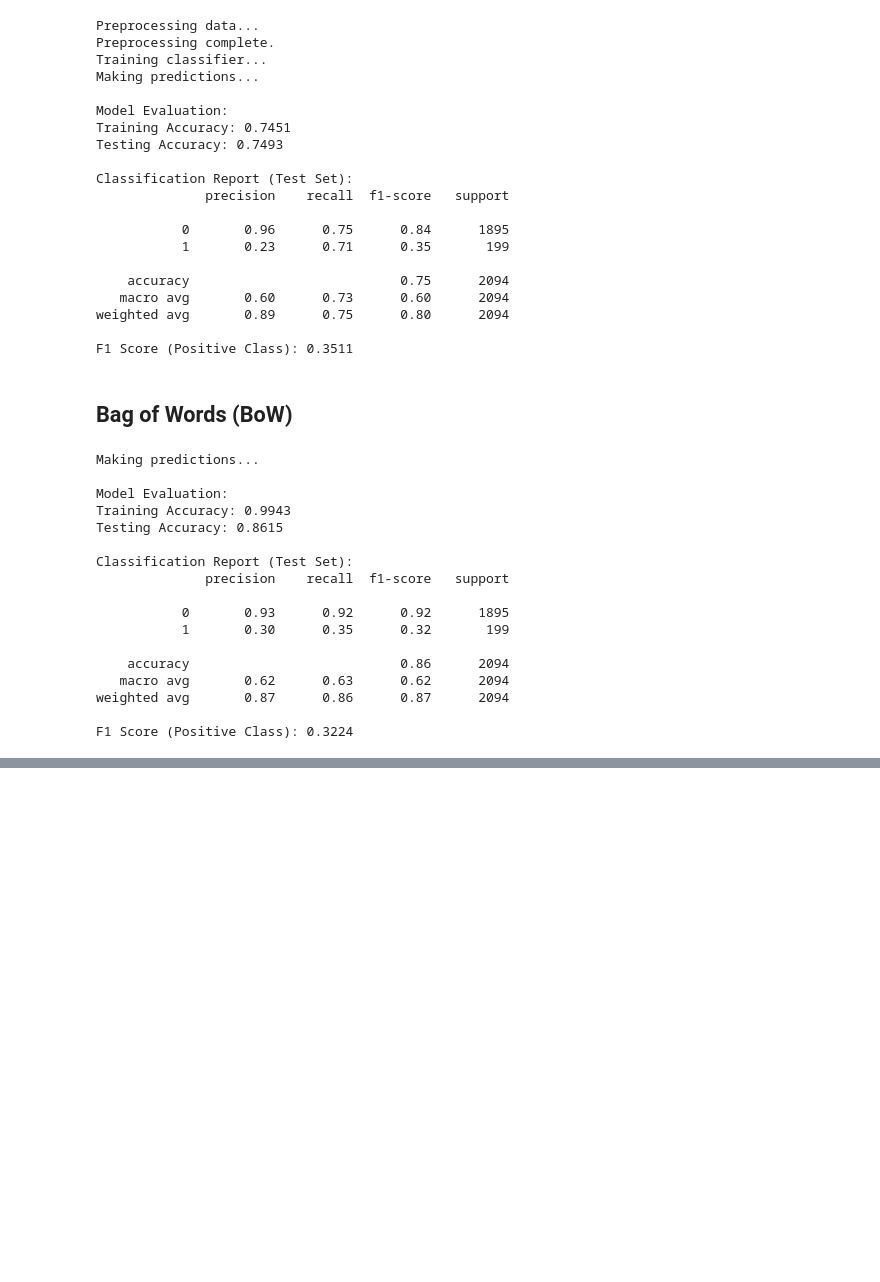
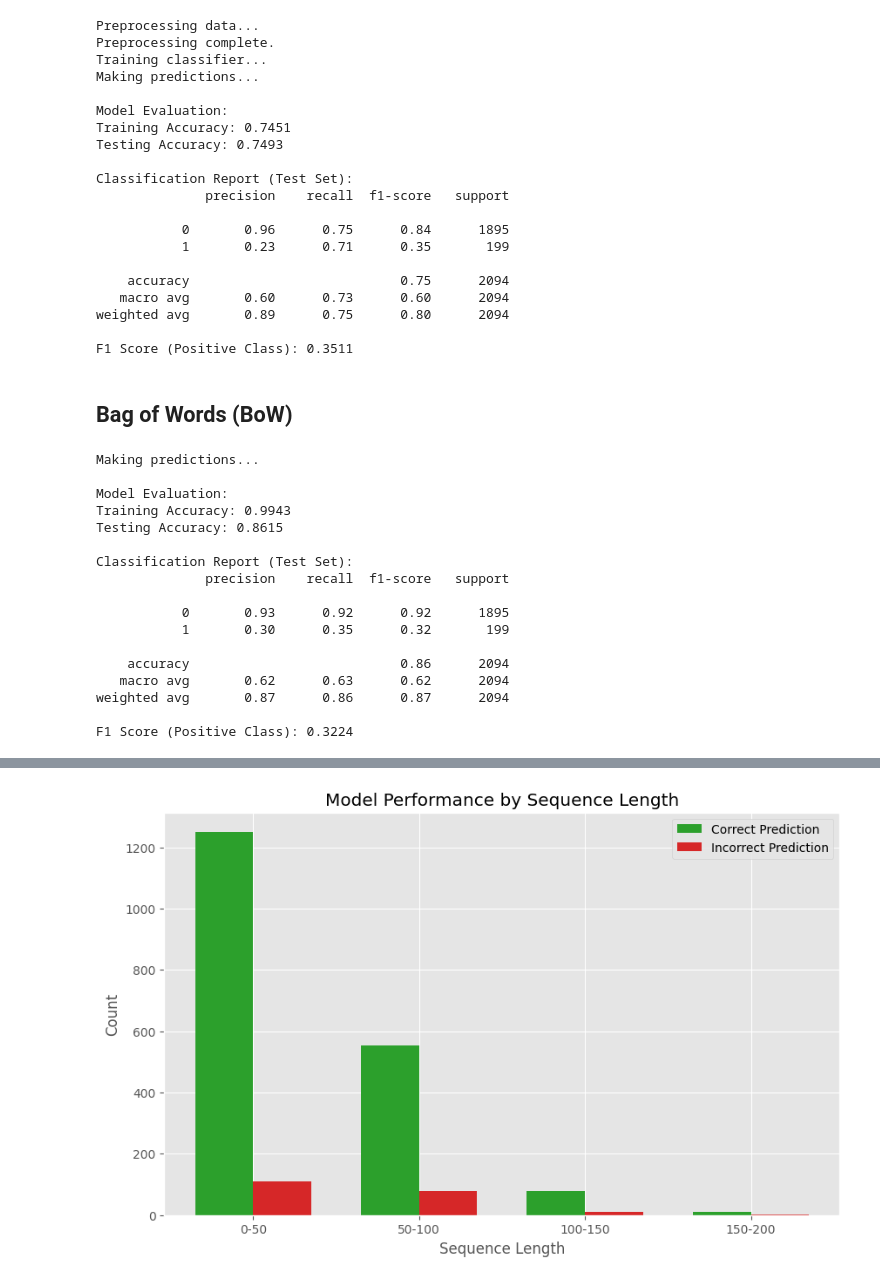
Before and after one commit to suhas-arun/NLP-CW, a Jupyter notebook: augmented_nlp_cw.ipynb, the cells around one changed output, grey strips where cells are left out. Drawn from its saved outputs; the diff is of its cells as text; code cells hidden in the pictures; blank space fills up the shorter version.

Commit message:
final model

```diff
--- a/augmented_nlp_cw.ipynb
+++ b/augmented_nlp_cw.ipynb
@@ -425,7 +425,7 @@ def load_deberta_model(path=None):
     deberta_model = AutoModelForSequenceClassification.from_pretrained(deberta_model_name, num_labels=2)
     if path:
         # Load the trained weights
-        deberta_model.load_state_dict(torch.load("deberta_finetuned.pth"))
+        deberta_model.load_state_dict(torch.load(path))
     print("Model loaded successfully.")
     return deberta_model, deberta_tokenizer
 # %%
@@ -443,7 +443,7 @@ else:
     print("Using unaugmented data.")
 
 print("Preprocessing data...")
-augmented_train_data["text"] = (augmented_train_data["text"].apply(preprocess))
+train_data["text"] = (train_data["text"].apply(preprocess))
 dev_data["text"] = (dev_data["text"].apply(preprocess))
 print("Data preprocessed.")
 
@@ -573,0 +601,4 @@ KeyboardInterrupt:
+# %%
+# Load the best model
+final_model, final_tokenizer = load_deberta_model("models/delberta_0_5074.pth")
+final_model.to(device)
@@ -742,0 +907,10 @@ F1 Score (Positive Class): 0.3224
+# %%
+from sklearn.metrics import accuracy_score, precision_score, recall_score, f1_score, classification_report
+
+dev_preds = []
+with open("dev.txt") as f:
+    for line in f:
+        dev_preds.append(int(line.strip()))
+
+dev_data["pred"] = dev_preds
+dev_data
@@ -742,0 +942,27 @@ F1 Score (Positive Class): 0.3224
+# %%
+# Input sequence length vs accuracy
+df = dev_data.copy()
+df["sequence_length"] = df["text"].apply(lambda x: len(x.split()))
+df["correct"] = df["label"] == df["pred"]
+
+# Plot bars of correct vs incorrect predictions in each sequence length bin
+bins = pd.cut(df["sequence_length"], bins=range(0, 250, 50))
+correct = df.groupby(bins)["correct"].sum()
+incorrect = df.groupby(bins)["correct"].count() - correct
+
+fig, ax = plt.subplots(figsize=(10, 6))
+bar_width = 0.35
+index = range(len(correct))
+
+correct_bars = ax.bar(index, correct, bar_width, label="Correct Prediction", color="tab:green")
+incorrect_bars = ax.bar([i + bar_width for i in index], incorrect, bar_width, label="Incorrect Prediction", color="tab:red")
+
+ax.set_xlabel("Sequence Length")
+ax.set_ylabel("Count")
+ax.set_title("Model Performance by Sequence Length")
+ax.set_xticks([i + bar_width / 2 for i in index])
+ax.set_xticklabels([f"{i.left}-{i.right}" for i in correct.index])
+ax.legend()
+plt.show()
+# %% [output]
+[figure, added]
```
Also changed, not shown: parts of 22 cells of this notebook, 2 other files.
